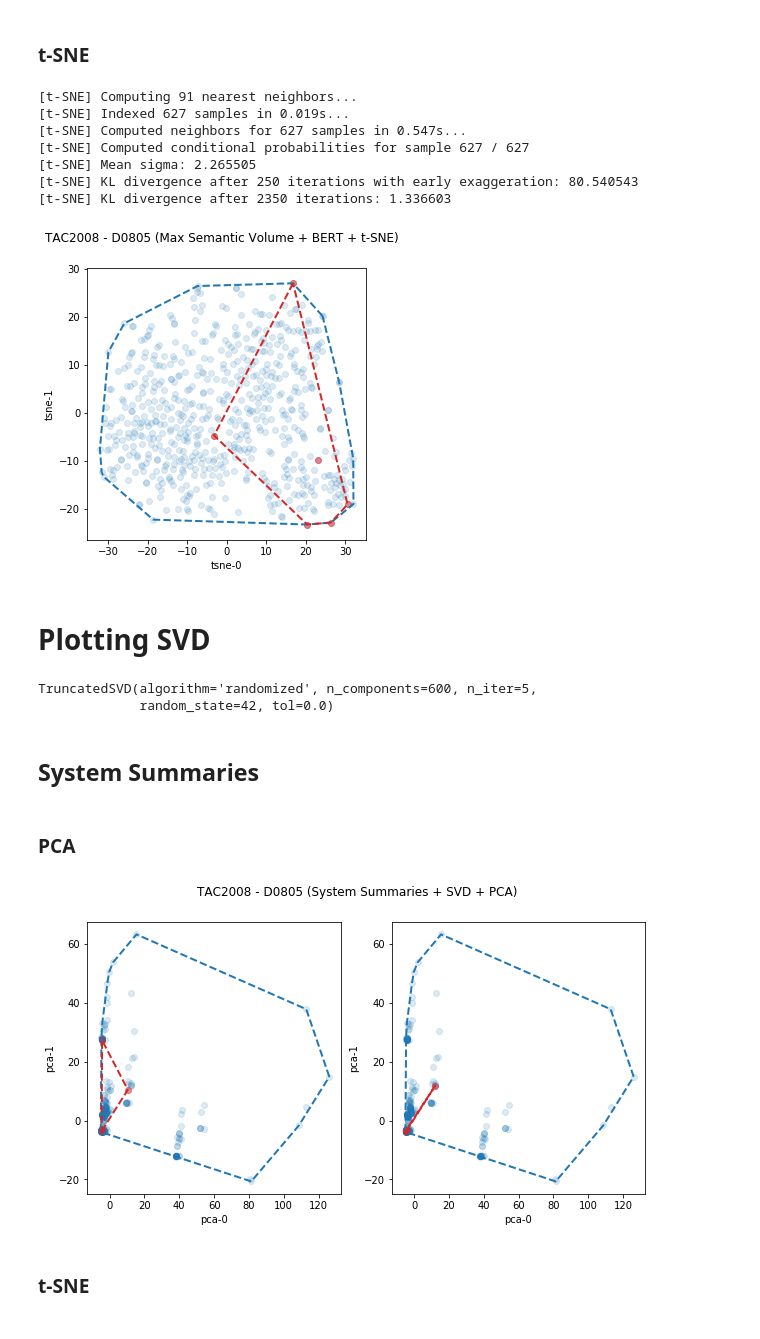
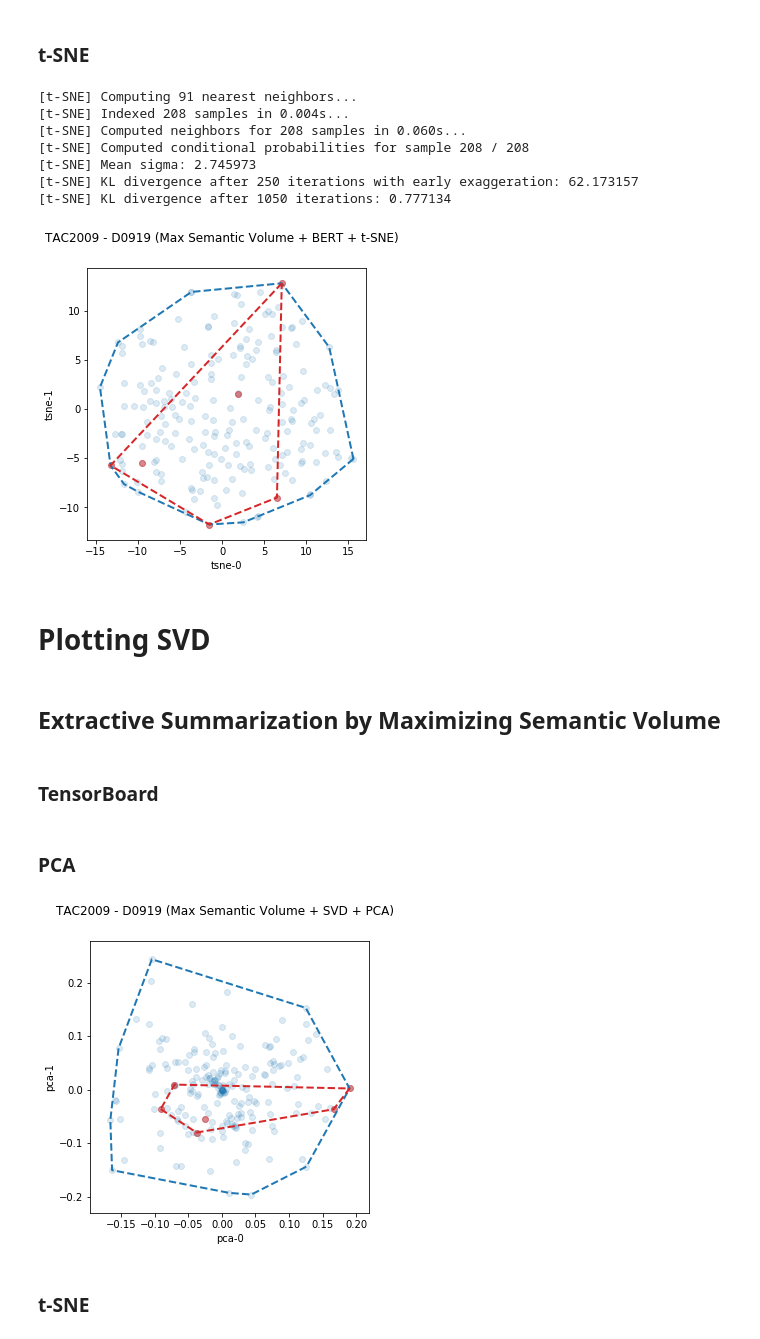
Before and after one commit to korunosk/geometry-of-text-summarization, a Jupyter notebook: main.ipynb, the cells around one changed output. Drawn from its saved outputs; the diff is of its cells as text; code cells hidden in the pictures.

```diff
--- a/main.ipynb
+++ b/main.ipynb
@@ -171,8 +172,8 @@ Use-case:
 4. Compute correlation with human judgements
 5. Plot
 # %%
-DATASET = DATASETS[0]
-TOPIC = 'D0805'
+DATASET = DATASETS[1]
+TOPIC = 'D0919'
 # %% [markdown]
 # Scores
 # %%
@@ -316,23 +343,21 @@ plot('pca', ax1, document_pts, summary_pts, plot_hull=True)
 # %% [markdown]
 ### t-SNE
 # %%
-idx = max_semantic_volume_summary(document_embs, 6, distance_to_subspace)
-
-document_pts, summary_pts = project_tsne(document_embs, document_embs[idx])
+document_pts, _ = project_tsne(document_embs, document_embs.shape[0])
 
 fig = plt.figure(figsize=(5,5))
 fig.suptitle(DATASET + ' - ' + TOPIC + ' (Max Semantic Volume + BERT + t-SNE)')
 ax1 = fig.add_subplot(1,1,1)
-plot('tsne', ax1, document_pts, summary_pts, plot_hull=True)
+plot('tsne', ax1, '', document_pts, document_pts[idx])
 # %% [output]
 [t-SNE] Computing 91 nearest neighbors...
-[t-SNE] Indexed 627 samples in 0.019s...
-[t-SNE] Computed neighbors for 627 samples in 0.547s...
-[t-SNE] Computed conditional probabilities for sample 627 / 627
-[t-SNE] Mean sigma: 2.265505
-[t-SNE] KL divergence after 250 iterations with early exaggeration: 80.540543
-[t-SNE] KL divergence after 2350 iterations: 1.336603
+[t-SNE] Indexed 208 samples in 0.004s...
+[t-SNE] Computed neighbors for 208 samples in 0.060s...
+[t-SNE] Computed conditional probabilities for sample 208 / 208
+[t-SNE] Mean sigma: 2.745973
+[t-SNE] KL divergence after 250 iterations with early exaggeration: 62.173157
+[t-SNE] KL divergence after 1050 iterations: 0.777134
-[figure, old version]
+[figure, new version]
 # %% [markdown]
 # Plotting SVD
 # %%
@@ -347,10 +372,10 @@ documents, summaries, indices, pyr_scores = extract(topic)
 m = np.argsort(-pyr_scores) # Holds sorted indices of the pyramid scores
 # %%
 from sklearn.feature_extraction.text import CountVectorizer
-from sklearn.decomposition import TruncatedSVD
+from sklearn.utils.extmath import randomized_svd
 
 ### Count bigrams
-vectorizer = CountVectorizer(analyzer='word', ngram_range=(2, 2))
+vectorizer = CountVectorizer(analyzer='word', ngram_range=(2,2), binary=True)
 X = vectorizer.fit_transform(documents)
 
 # If bigram b is present in s_i,
@@ -358,11 +383,10 @@ X = vectorizer.fit_transform(documents)
 # in the corpus that contain bigram b, and
 # zero otherwise.
 nd = X.sum(axis=0)
-X = X.multiply(nd)
+S = X.multiply(nd)
 
 ### Decompose
-svd = TruncatedSVD(n_components=600, random_state=42)
-svd.fit(X)
+U, Sigma, VT = randomized_svd(S, n_components=100, n_iter=5, random_state=42)
+
+# We then perform singular value decomposition (SVD)
+# on S. We use U_K as the sentence representations.
-# %% [output]
-TruncatedSVD(algorithm='randomized', n_components=600, n_iter=5,
-             random_state=42, tol=0.0)
@@ -372,2 +393,8 @@ summary_embs = svd.transform(vectorizer.transform(summaries).multiply(nd))
-# %% [markdown]
-## System Summaries
+# %%
+document_embs = U
+# %% [markdown]
+## Extractive Summarization by Maximizing Semantic Volume
+# %%
+idx = np.in1d(range(document_embs.shape[0]), max_semantic_volume_summary(document_embs, 6, distance_to_subspace))
+# %% [markdown]
+### TensorBoard
@@ -376,14 +413,12 @@ summary_embs = svd.transform(vectorizer.transform(summaries).multiply(nd))
 # %%
-document_pts, summary_pts = project_pca(document_embs, summary_embs)
+document_pts, _ = project_pca(document_embs, document_embs.shape[0])
 
-fig = plt.figure(figsize=(10,5))
-fig.suptitle(DATASET + ' - ' + TOPIC + ' (System Summaries + SVD + PCA)')
-ax1 = fig.add_subplot(1,2,1)
-plot('pca', ax1, document_pts, summary_pts[indices[m[0],0]:indices[m[0],1]], plot_hull=True)
-ax2 = fig.add_subplot(1,2,2)
-plot('pca', ax2, document_pts, summary_pts[indices[m[1],0]:indices[m[1],1]], plot_hull=True)
+fig = plt.figure(figsize=(5,5))
+fig.suptitle(DATASET + ' - ' + TOPIC + ' (Max Semantic Volume + SVD + PCA)')
+ax1 = fig.add_subplot(1,1,1)
+plot('pca', ax1, '', document_pts, document_pts[idx])
 # %% [output]
-[figure, old version]
+[figure, new version]
 # %% [markdown]
 ### t-SNE
 # %%
```
Also changed, not shown: parts of 24 cells of this notebook.
